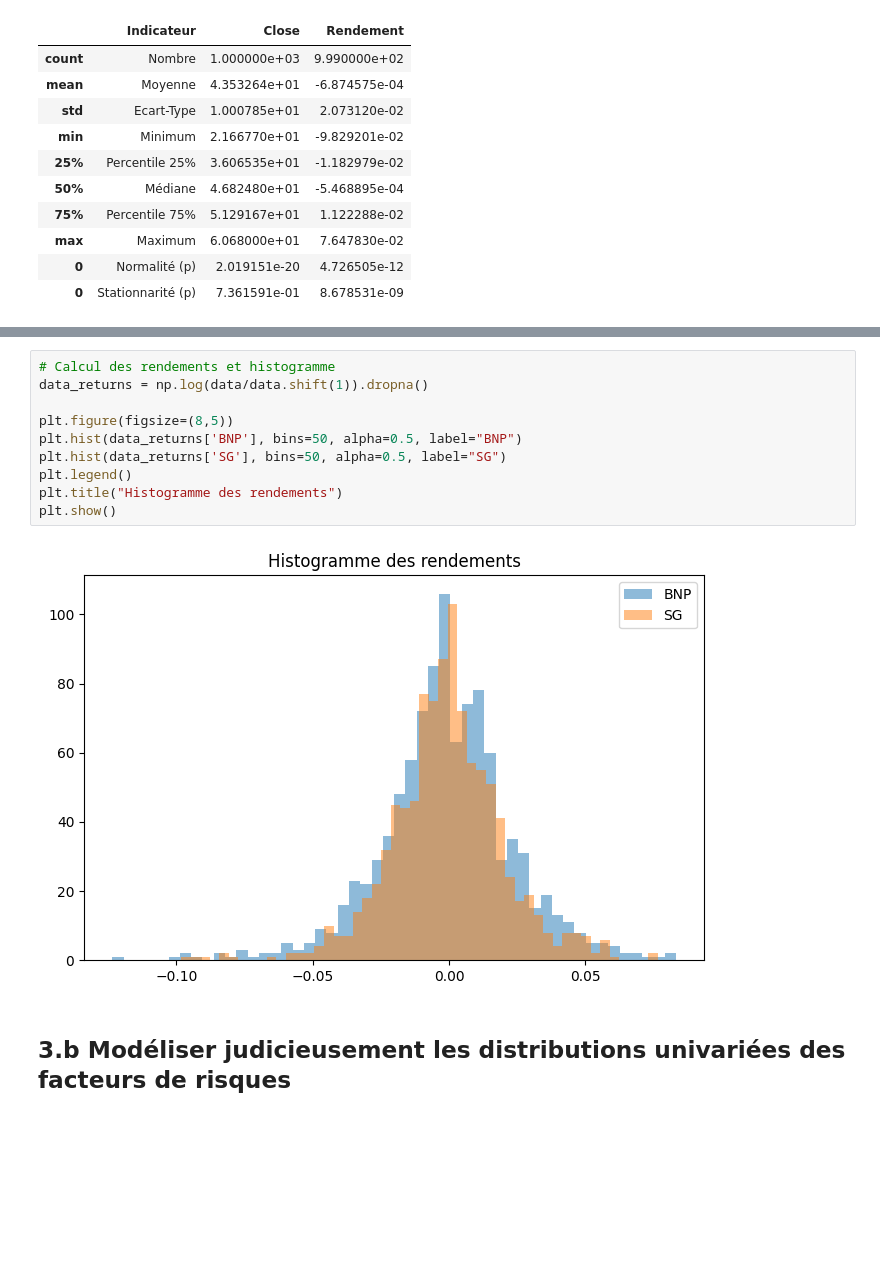
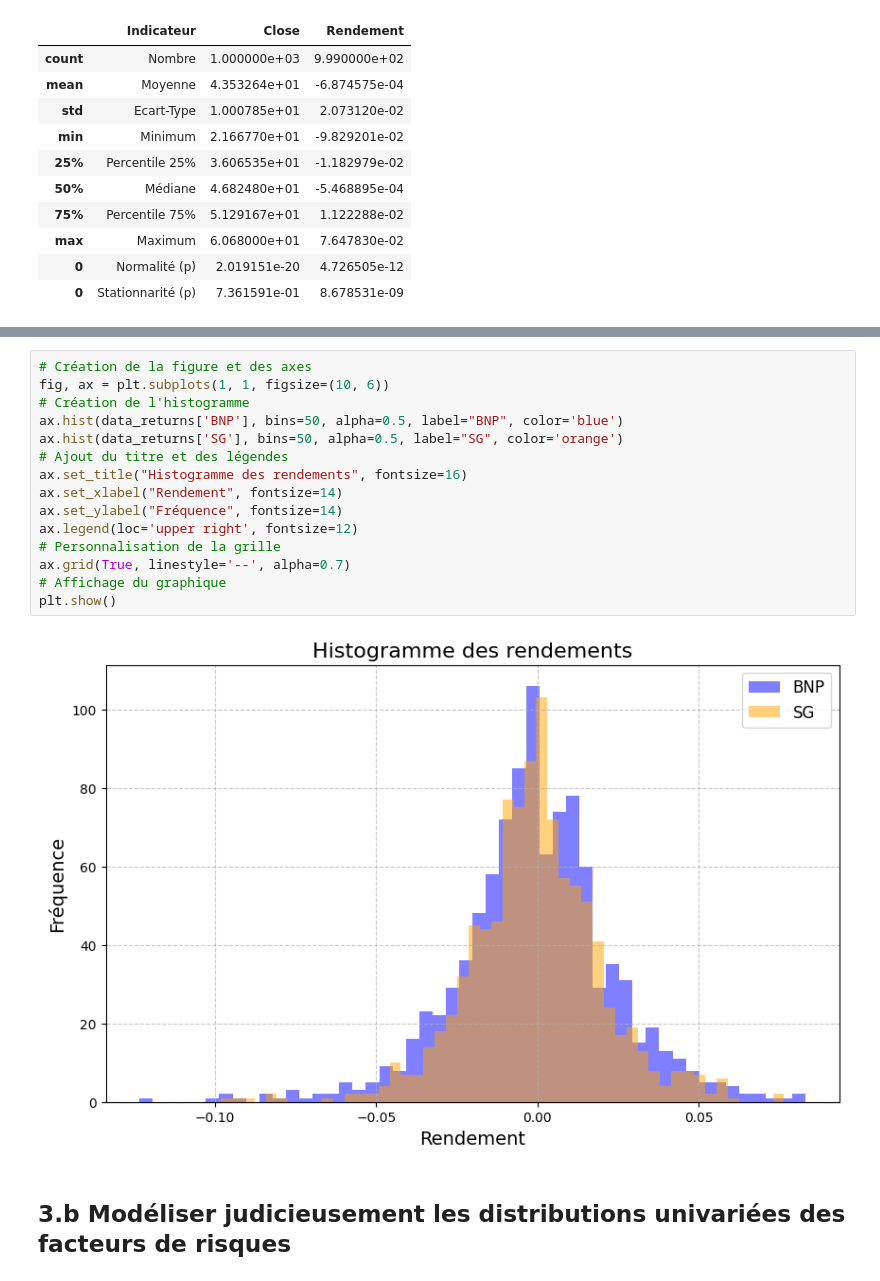
Before and after one commit to Jeangrivo/Gestion-des-Risques-Multiples, a Jupyter notebook: CreditVaR.ipynb, the cells around one changed output, grey strips where cells are left out. Cells and saved outputs as stored; diff of their text form; blank space fills up the shorter version.

Commit message:
Ajout

```diff
--- a/CreditVaR.ipynb
+++ b/CreditVaR.ipynb
@@ -240,15 +243,20 @@ plt.show()
-# %%
-# Calcul des rendements et histogramme
-data_returns = np.log(data/data.shift(1)).dropna()
-
-plt.figure(figsize=(8,5))
-plt.hist(data_returns['BNP'], bins=50, alpha=0.5, label="BNP")
-plt.hist(data_returns['SG'], bins=50, alpha=0.5, label="SG")
-plt.legend()
-plt.title("Histogramme des rendements")
-plt.show()
-# %% [output]
-[figure, removed]
+# %%
+# Création de la figure et des axes
+fig, ax = plt.subplots(1, 1, figsize=(10, 6))
+# Création de l'histogramme
+ax.hist(data_returns['BNP'], bins=50, alpha=0.5, label="BNP", color='blue')
+ax.hist(data_returns['SG'], bins=50, alpha=0.5, label="SG", color='orange')
+# Ajout du titre et des légendes
+ax.set_title("Histogramme des rendements", fontsize=16)
+ax.set_xlabel("Rendement", fontsize=14)
+ax.set_ylabel("Fréquence", fontsize=14)
+ax.legend(loc='upper right', fontsize=12)
+# Personnalisation de la grille
+ax.grid(True, linestyle='--', alpha=0.7)
+# Affichage du graphique
+plt.show()
+# %% [output]
+[figure, added]
 # %% [markdown]
 ## 3.b Modéliser judicieusement les distributions univariées des facteurs de risques
 # %%
```
Also changed, not shown: parts of 1 cell of this notebook.
